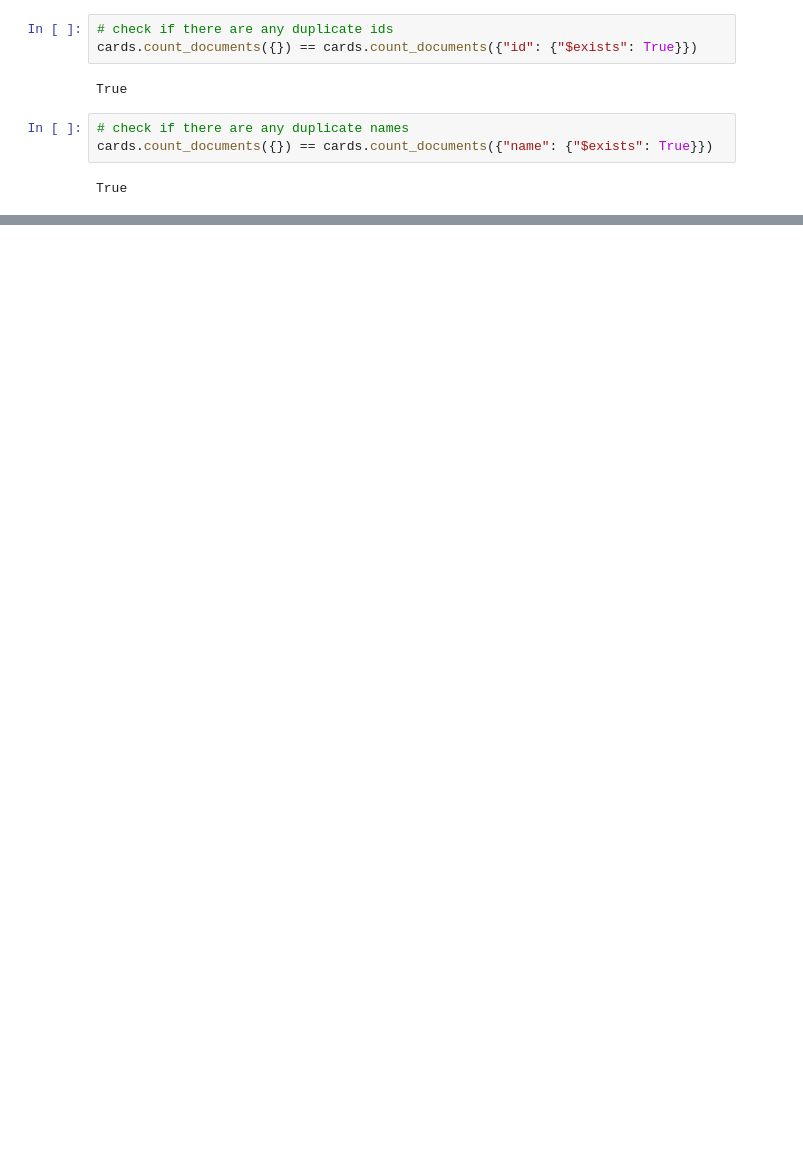
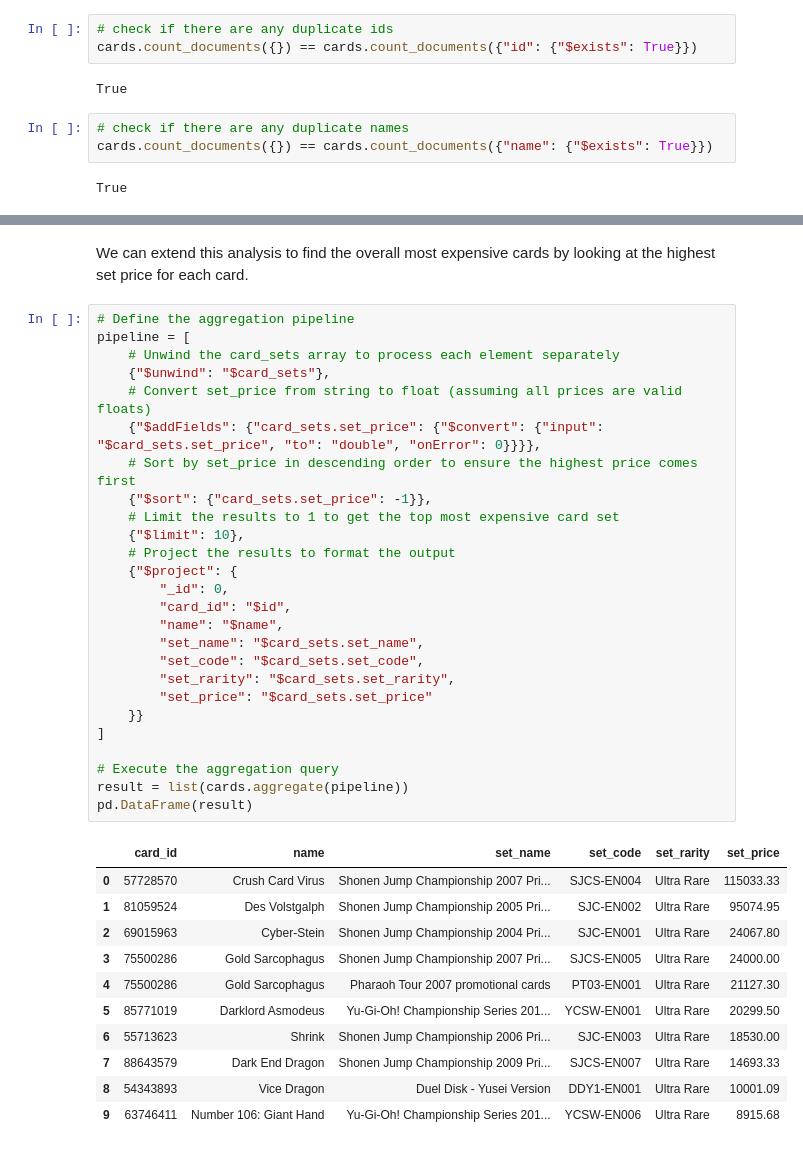
Before and after one commit to rportm/nosql_project, a Jupyter notebook: main_report.ipynb, the cells around one changed output, grey strips where cells are left out. Drawn from its saved outputs; the diff is of its cells as text; blank space fills up the shorter version.

Commit message:
added analysis

```diff
--- a/main_report.ipynb
+++ b/main_report.ipynb
@@ -145,0 +407,40 @@ True
+# %% [markdown]
+We can extend this analysis to find the overall most expensive cards by looking at the highest set price for each card.
+# %%
+# Define the aggregation pipeline
+pipeline = [
+    # Unwind the card_sets array to process each element separately
+    {"$unwind": "$card_sets"},
+    # Convert set_price from string to float (assuming all prices are valid floats)
+    {"$addFields": {"card_sets.set_price": {"$convert": {"input": "$card_sets.set_price", "to": "double", "onError": 0}}}},
+    # Sort by set_price in descending order to ensure the highest price comes first
+    {"$sort": {"card_sets.set_price": -1}},
+    # Limit the results to 1 to get the top most expensive card set
+    {"$limit": 10},
+    # Project the results to format the output
+    {"$project": {
+        "_id": 0,
+        "card_id": "$id",
+        "name": "$name",
+        "set_name": "$card_sets.set_name",
+        "set_code": "$card_sets.set_code",
+        "set_rarity": "$card_sets.set_rarity",
+        "set_price": "$card_sets.set_price"
+    }}
+]
+
+# Execute the aggregation query
+result = list(cards.aggregate(pipeline))
+pd.DataFrame(result)
+# %% [output]
+|  | card_id | name | set_name | set_code | set_rarity | set_price |
+| 0 | 57728570 | Crush Card Virus | Shonen Jump Championship 2007 Pri... | SJCS-EN004 | Ultra Rare | 115033.33 |
+| 1 | 81059524 | Des Volstgalph | Shonen Jump Championship 2005 Pri... | SJC-EN002 | Ultra Rare | 95074.95 |
+| 2 | 69015963 | Cyber-Stein | Shonen Jump Championship 2004 Pri... | SJC-EN001 | Ultra Rare | 24067.80 |
+| 3 | 75500286 | Gold Sarcophagus | Shonen Jump Championship 2007 Pri... | SJCS-EN005 | Ultra Rare | 24000.00 |
+| 4 | 75500286 | Gold Sarcophagus | Pharaoh Tour 2007 promotional cards | PT03-EN001 | Ultra Rare | 21127.30 |
+| 5 | 85771019 | Darklord Asmodeus | Yu-Gi-Oh! Championship Series 201... | YCSW-EN001 | Ultra Rare | 20299.50 |
+| 6 | 55713623 | Shrink | Shonen Jump Championship 2006 Pri... | SJC-EN003 | Ultra Rare | 18530.00 |
+| 7 | 88643579 | Dark End Dragon | Shonen Jump Championship 2009 Pri... | SJCS-EN007 | Ultra Rare | 14693.33 |
+| 8 | 54343893 | Vice Dragon | Duel Disk - Yusei Version | DDY1-EN001 | Ultra Rare | 10001.09 |
+| 9 | 63746411 | Number 106: Giant Hand | Yu-Gi-Oh! Championship Series 201... | YCSW-EN006 | Ultra Rare | 8915.68 |
```
Also changed, not shown: parts of 47 cells of this notebook, 2 other files.
